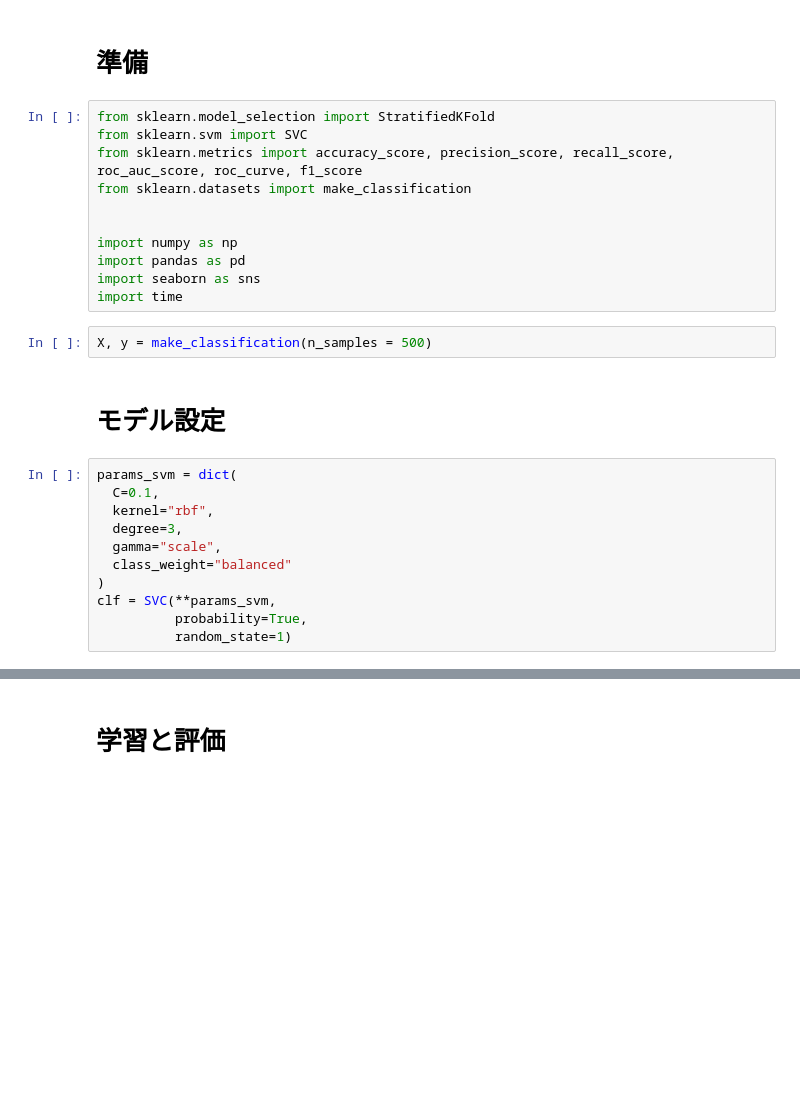
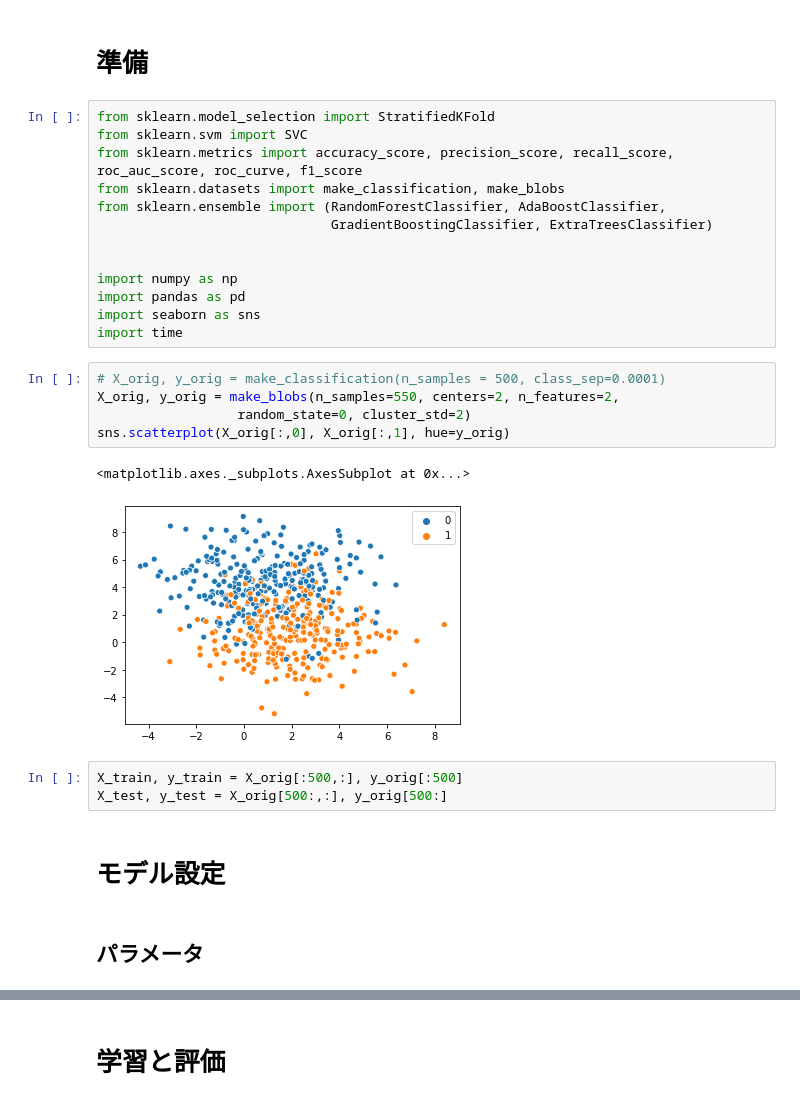
Before and after one commit to hotoku-dtws/ml_lesson, a Jupyter notebook: 02_scikit-learn.ipynb, the cells around one changed output, grey strips where cells are left out. Drawn from its saved outputs; the diff is of its cells as text; blank space fills up the shorter version.

```diff
--- a/02_scikit-learn.ipynb
+++ b/02_scikit-learn.ipynb
@@ -8,25 +8,27 @@ scikit-learnは、APIが非常に整備されている。「モデル設定」
 from sklearn.model_selection import StratifiedKFold
 from sklearn.svm import SVC
 from sklearn.metrics import accuracy_score, precision_score, recall_score, roc_auc_score, roc_curve, f1_score
-from sklearn.datasets import make_classification
+from sklearn.datasets import make_classification, make_blobs
+from sklearn.ensemble import (RandomForestClassifier, AdaBoostClassifier,
+                              GradientBoostingClassifier, ExtraTreesClassifier)
 
 
 import numpy as np
 import pandas as pd
 import seaborn as sns
 import time
-# %%
-X, y = make_classification(n_samples = 500)
+# %%
+# X_orig, y_orig = make_classification(n_samples = 500, class_sep=0.0001)
+X_orig, y_orig = make_blobs(n_samples=550, centers=2, n_features=2,
+                  random_state=0, cluster_std=2)
+sns.scatterplot(X_orig[:,0], X_orig[:,1], hue=y_orig)
+# %% [output]
+<matplotlib.axes._subplots.AxesSubplot at 0x...>
+[figure, added]
+# %%
+X_train, y_train = X_orig[:500,:], y_orig[:500]
+X_test, y_test = X_orig[500:,:], y_orig[500:]
 # %% [markdown]
 # モデル設定
-# %%
-params_svm = dict(
-  C=0.1,
-  kernel="rbf",
-  degree=3,
-  gamma="scale",
-  class_weight="balanced"
-)
-clf = SVC(**params_svm,
-          probability=True,
-          random_state=1)
+# %% [markdown]
+## パラメータ
```
Also changed, not shown: parts of 7 cells of this notebook.
